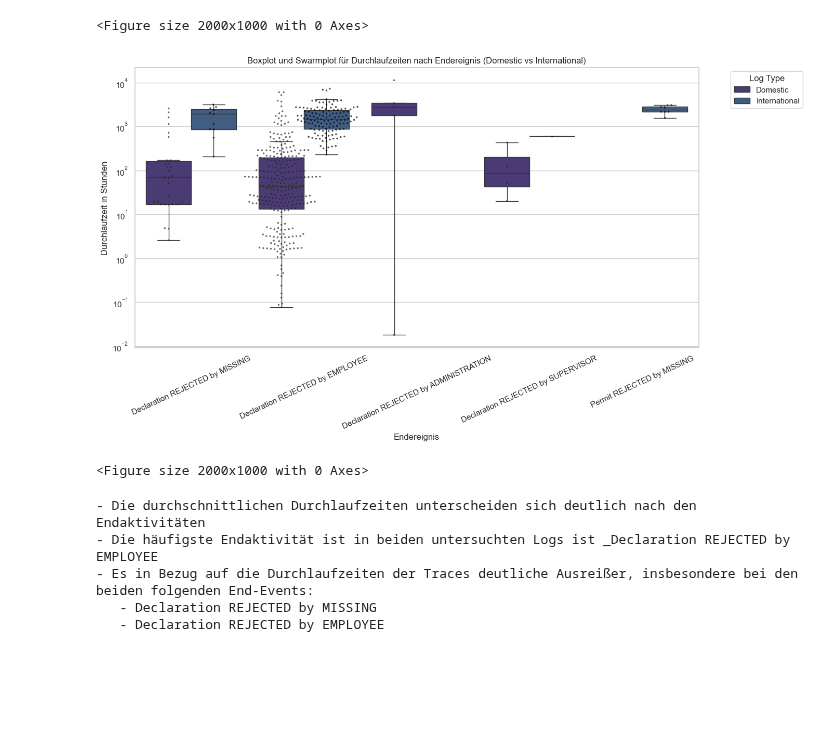
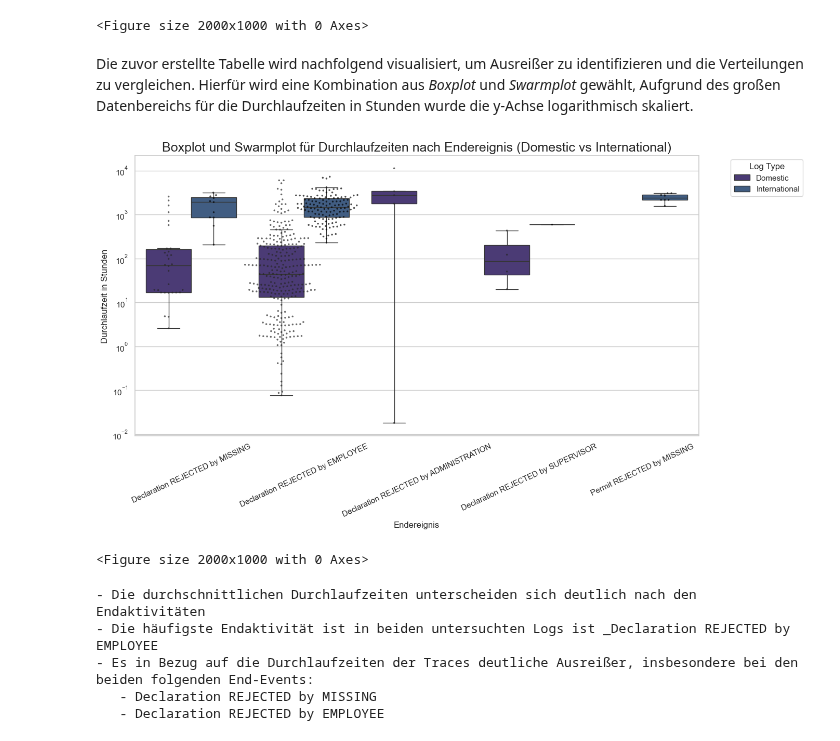
Before and after one commit to Flemming-R/MADS23a_PM-HA_Filali_Teppris_Rommelfangen, a Jupyter notebook: notebooks/1_Process_Discovery/Rejections_and_reasons.ipynb, the cells around one changed output. Cells and saved outputs as stored; diff of their text form; code cells hidden in the pictures; blank space fills up the shorter version.

```diff
--- a/notebooks/1_Process_Discovery/Rejections_and_reasons.ipynb
+++ b/notebooks/1_Process_Discovery/Rejections_and_reasons.ipynb
@@ -319,6 +263,8 @@ plt.show()
 # %% [output]
 [figure]
 <Figure size 2000x1000 with 0 Axes>
+# %% [markdown]
+Die zuvor erstellte Tabelle wird nachfolgend visualisiert, um Ausreißer zu identifizieren und die Verteilungen zu vergleichen. Hierfür wird eine Kombination aus _Boxplot_ und _Swarmplot_ gewählt, Aufgrund des großen Datenbereichs für die Durchlaufzeiten in Stunden wurde die y-Achse logarithmisch skaliert.
 # %%
 import matplotlib.pyplot as plt
 import warnings
@@ -351,7 +297,7 @@ sns.swarmplot(
 plt.yscale('log')
 
 # Customize the plot
-plt.title('Boxplot und Swarmplot für Durchlaufzeiten nach Endereignis (Domestic vs International)')
+plt.title('Boxplot und Swarmplot für Durchlaufzeiten nach Endereignis (Domestic vs International)', fontsize=18)
 plt.xlabel('Endereignis')
 plt.ylabel('Durchlaufzeit in Stunden')
 plt.xticks(rotation=25)  # Rotate x labels for better readability
@@ -362,34 +308,34 @@ warnings.filterwarnings("ignore", category=FutureWarning)
 # Remove the swarmplot legend by getting the handles and labels
 handles, labels = plt.gca().get_legend_handles_labels()
 # Keep only the first two handles (for boxplot) and their labels
 plt.legend(
     handles[:2],
     labels[:2],
     title='Log Type',
     bbox_to_anchor=(1.05, 1),
     loc='upper left'
     )
 
 # Speichern der Grafik als SVG-Datei
 # output_path = "./Data/box_swarmplot_troughputtimes_endevent.svg"
 # plt.savefig(output_path, format='svg')
 
 plt.savefig("./Data/box_swarmplot_troughputtimes_endevent.svg", format='svg')
 plt.figure(figsize=(20, 10))  # Set a larger figure size
 
 
 
 # Show the plot
 plt.show()
 
 print(f'- Die durchschnittlichen Durchlaufzeiten unterscheiden sich deutlich nach den Endaktivitäten\n'
       '- Die häufigste Endaktivität ist in beiden untersuchten Logs ist _Declaration REJECTED by EMPLOYEE\n'
       '- Es in Bezug auf die Durchlaufzeiten der Traces deutliche Ausreißer, insbesondere bei den beiden folgenden End-Events:\n'
         '   - Declaration REJECTED by MISSING\n'
         '   - Declaration REJECTED by EMPLOYEE'
       )
 # %% [output]
-[figure, old version]
+[figure, new version]
 <Figure size 2000x1000 with 0 Axes>
 - Die durchschnittlichen Durchlaufzeiten unterscheiden sich deutlich nach den Endaktivitäten
 - Die häufigste Endaktivität ist in beiden untersuchten Logs ist _Declaration REJECTED by EMPLOYEE
```
Also changed, not shown: parts of 4 cells of this notebook.
